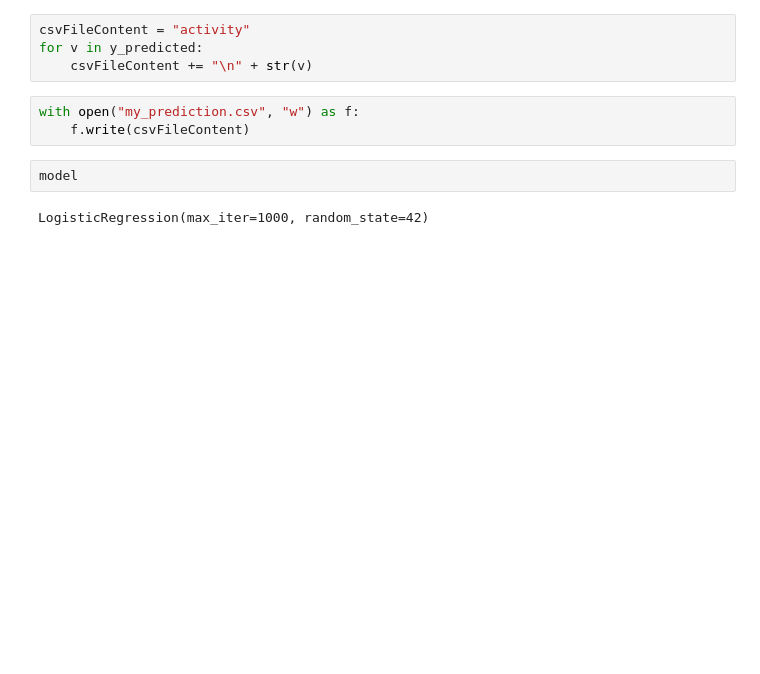
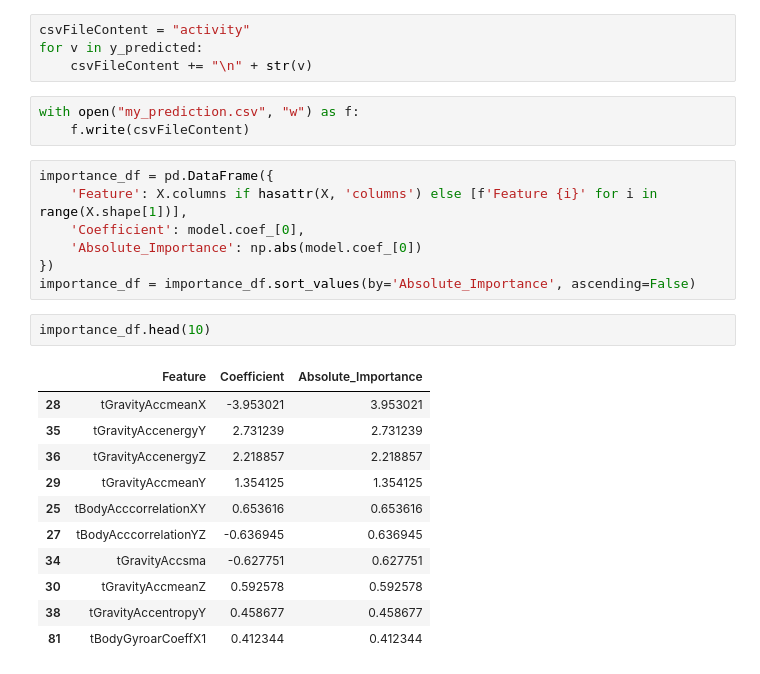
Before and after one commit to TymurNazarenko/DataChallenge, a Jupyter notebook: prediction.ipynb, the cells around one changed output. Saved outputs shown, nothing was run; the diff lists cells and outputs as text; blank space fills up the shorter version.

```diff
--- a/prediction.ipynb
+++ b/prediction.ipynb
@@ -277,7 +277,24 @@ for v in y_predicted:
 # %%
 with open("my_prediction.csv", "w") as f:
     f.write(csvFileContent)
-# %%
-model
-# %% [output]
-LogisticRegression(max_iter=1000, random_state=42)
+# %%
+importance_df = pd.DataFrame({
+    'Feature': X.columns if hasattr(X, 'columns') else [f'Feature {i}' for i in range(X.shape[1])],
+    'Coefficient': model.coef_[0],
+    'Absolute_Importance': np.abs(model.coef_[0])
+})
+importance_df = importance_df.sort_values(by='Absolute_Importance', ascending=False)
+# %%
+importance_df.head(10)
+# %% [output]
+|  | Feature | Coefficient | Absolute_Importance |
+| 28 | tGravityAccmeanX | -3.953021 | 3.953021 |
+| 35 | tGravityAccenergyY | 2.731239 | 2.731239 |
+| 36 | tGravityAccenergyZ | 2.218857 | 2.218857 |
+| 29 | tGravityAccmeanY | 1.354125 | 1.354125 |
+| 25 | tBodyAcccorrelationXY | 0.653616 | 0.653616 |
+| 27 | tBodyAcccorrelationYZ | -0.636945 | 0.636945 |
+| 34 | tGravityAccsma | -0.627751 | 0.627751 |
+| 30 | tGravityAccmeanZ | 0.592578 | 0.592578 |
+| 38 | tGravityAccentropyY | 0.458677 | 0.458677 |
+| 81 | tBodyGyroarCoeffX1 | 0.412344 | 0.412344 |
```
Also changed, not shown: 2 other files.
